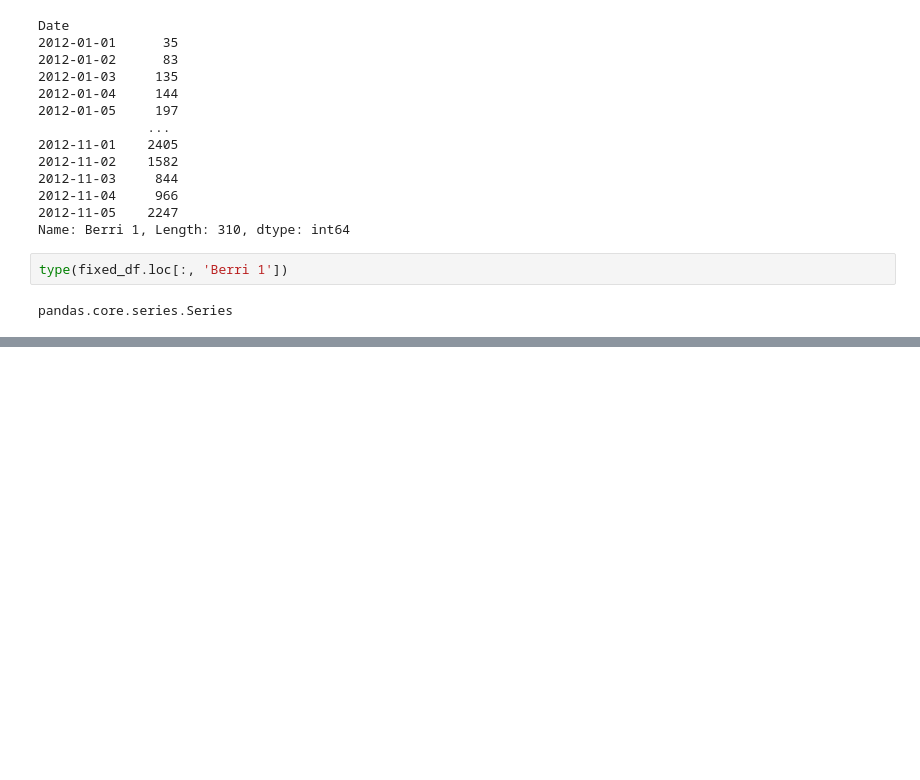
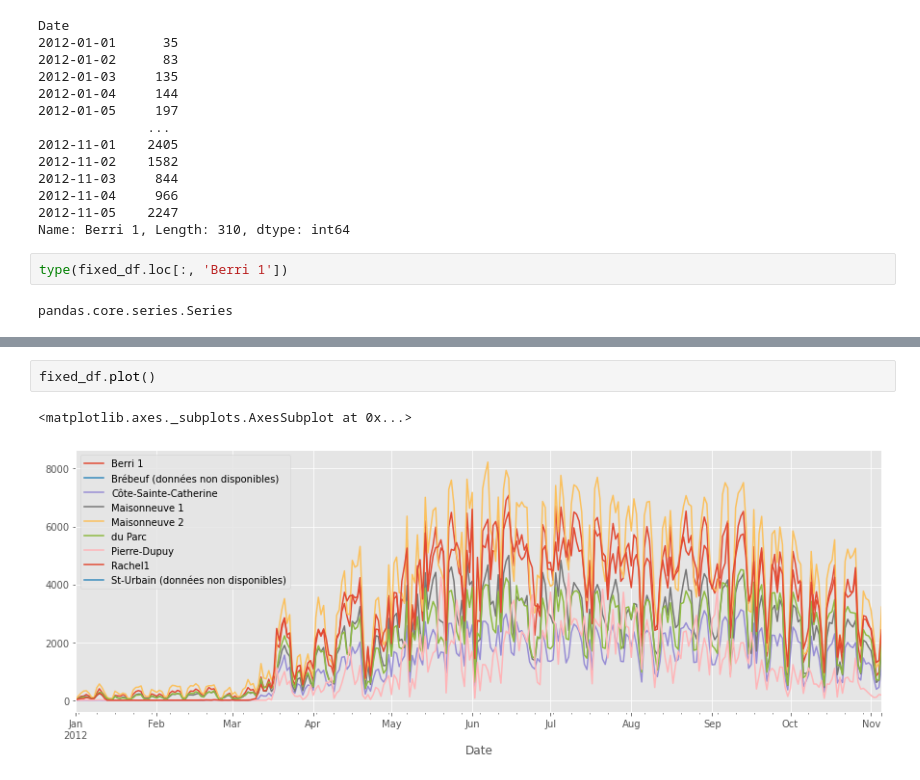
Before and after one commit to lifeisawavesorideit/99_LEARN_jvns_pandas-cookbook, a Jupyter notebook: Chapter01.ipynb, the cells around one changed output, grey strips where cells are left out. Saved outputs shown, nothing was run; the diff lists cells and outputs as text; blank space fills up the shorter version.

```diff
--- a/Chapter01.ipynb
+++ b/Chapter01.ipynb
@@ -93,0 +116,5 @@ pandas.core.series.Series
+# %%
+fixed_df.plot()
+# %% [output]
+<matplotlib.axes._subplots.AxesSubplot at 0x...>
+[figure, added]
```
Also changed, not shown: parts of 6 cells of this notebook.
